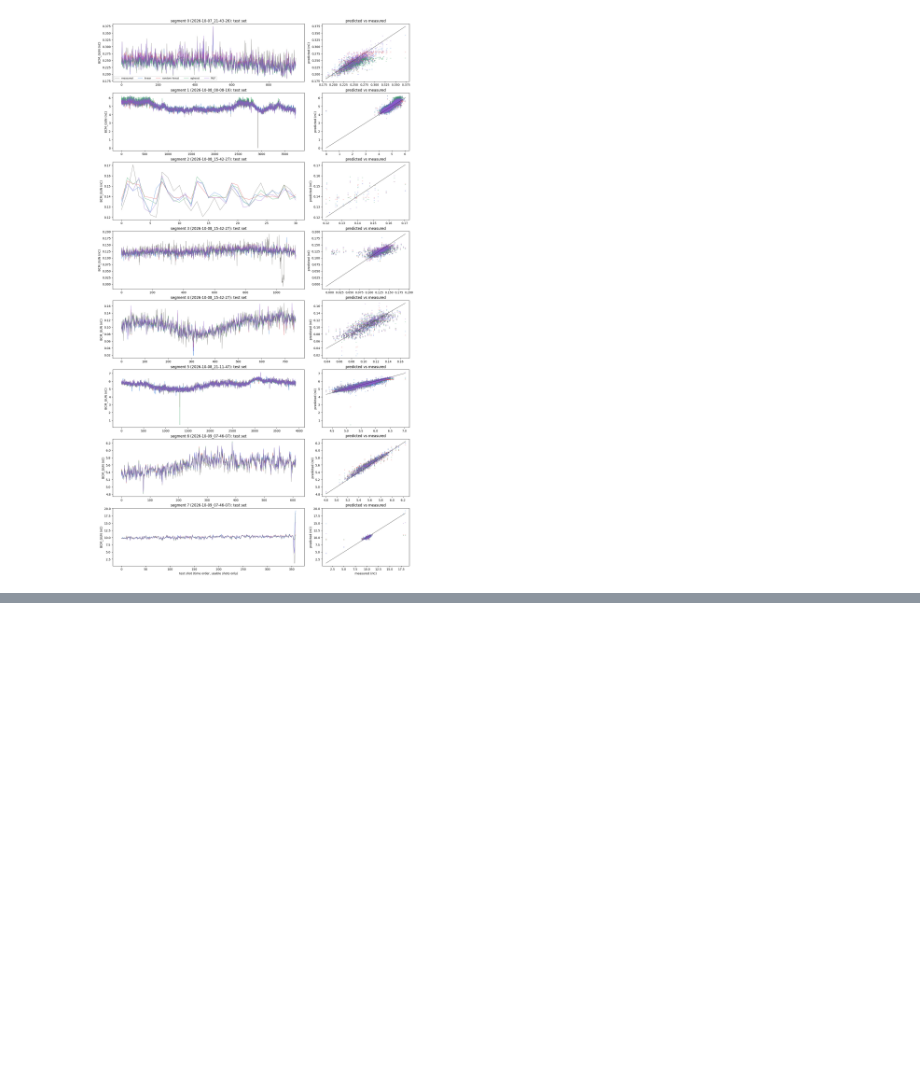
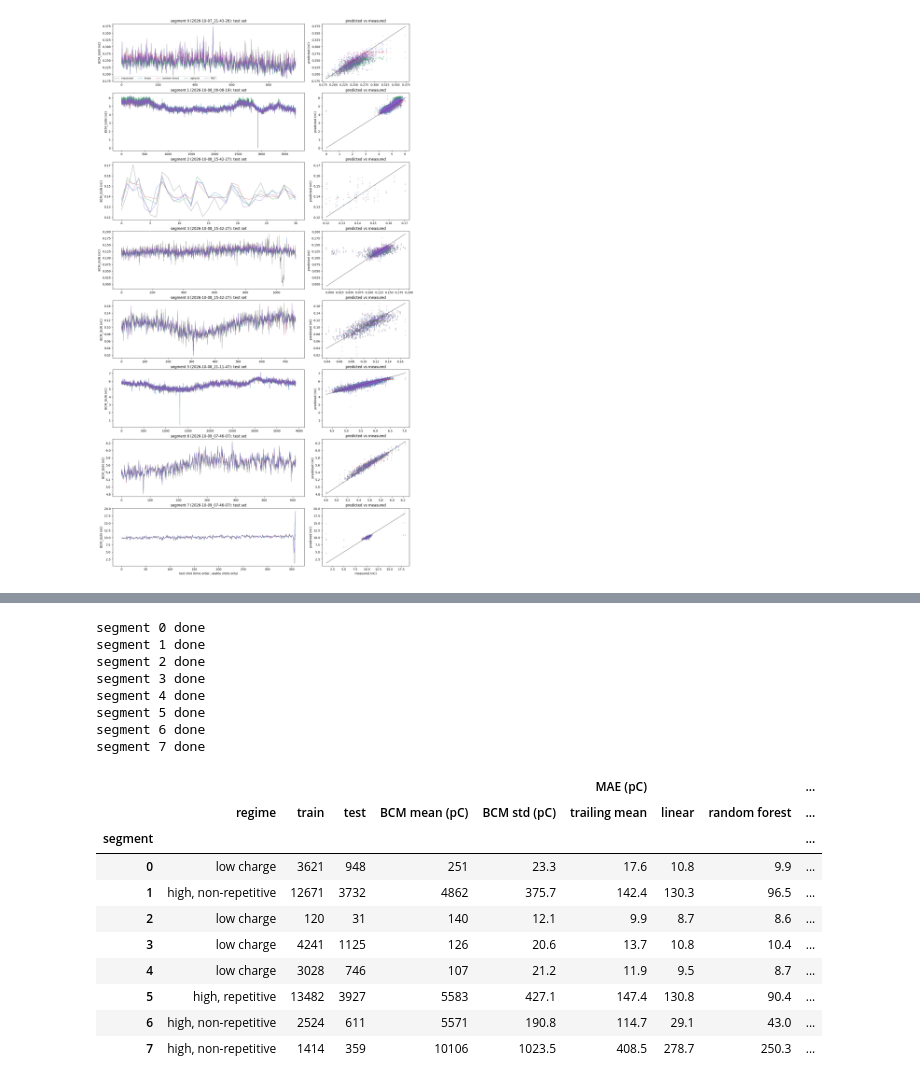
Before and after one commit to aghribi/artifact-hackathon-2026, a Jupyter notebook: challenges/optimisation/fast-approximate/notebooks/08_simple_models.ipynb, the cells around one changed output, grey strips where cells are left out. Saved outputs shown, nothing was run; the diff lists cells and outputs as text; code cells hidden in the pictures; blank space fills up the shorter version.

```diff
--- a/challenges/optimisation/fast-approximate/notebooks/08_simple_models.ipynb
+++ b/challenges/optimisation/fast-approximate/notebooks/08_simple_models.ipynb
@@ -363,0 +407,23 @@ plt.show()
+# %%
+summary_dt, curves_dt = evaluate(detrend=True, reference="trailing mean")
+show(summary_dt)
+# %% [output]
+segment 0 done
+segment 1 done
+segment 2 done
+segment 3 done
+segment 4 done
+segment 5 done
+segment 6 done
+segment 7 done
+|  |  |  |  |  |  | MAE (pC) |  |  | ... |
+|  | regime | train | test | BCM mean (pC) | BCM std (pC) | trailing mean | linear | random forest | ... |
+| segment |  |  |  |  |  |  |  |  | ... |
+| 0 | low charge | 3621 | 948 | 251 | 23.3 | 17.6 | 10.8 | 9.9 | ... |
+| 1 | high, non-repetitive | 12671 | 3732 | 4862 | 375.7 | 142.4 | 130.3 | 96.5 | ... |
+| 2 | low charge | 120 | 31 | 140 | 12.1 | 9.9 | 8.7 | 8.6 | ... |
+| 3 | low charge | 4241 | 1125 | 126 | 20.6 | 13.7 | 10.8 | 10.4 | ... |
+| 4 | low charge | 3028 | 746 | 107 | 21.2 | 11.9 | 9.5 | 8.7 | ... |
+| 5 | high, repetitive | 13482 | 3927 | 5583 | 427.1 | 147.4 | 130.8 | 90.4 | ... |
+| 6 | high, non-repetitive | 2524 | 611 | 5571 | 190.8 | 114.7 | 29.1 | 43.0 | ... |
+| 7 | high, non-repetitive | 1414 | 359 | 10106 | 1023.5 | 408.5 | 278.7 | 250.3 | ... |
```
Also changed, not shown: parts of 6 cells of this notebook.
